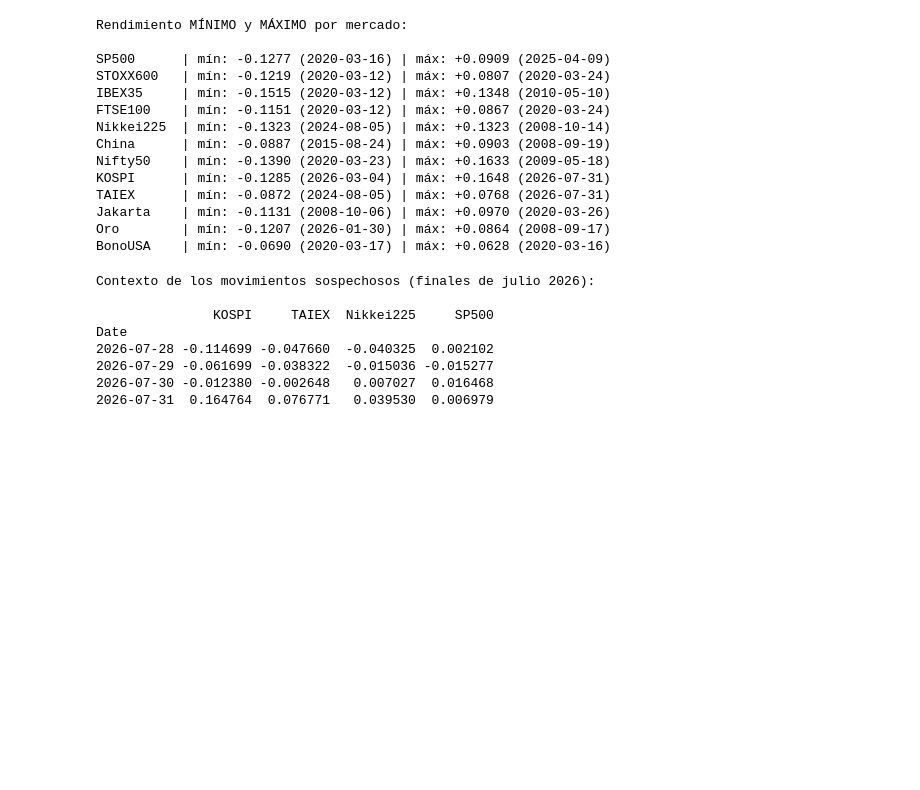
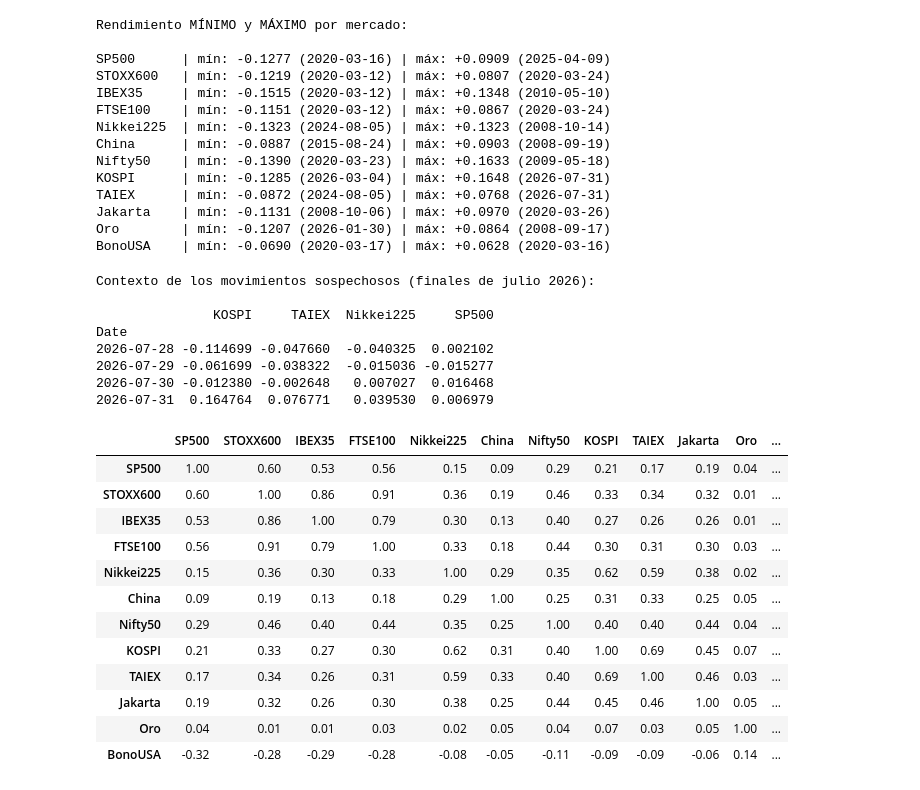
Before and after one commit to cristiangaymartin/tfm-estados-mercado, a Jupyter notebook: notebooks/01_ingesta.ipynb, the cells around one changed output. Cells and saved outputs as stored; diff of their text form; code cells hidden in the pictures; blank space fills up the shorter version.

```diff
--- a/notebooks/01_ingesta.ipynb
+++ b/notebooks/01_ingesta.ipynb
@@ -443,3 +444,23 @@ Date
 2026-07-29 -0.061699 -0.038322  -0.015036 -0.015277
 2026-07-30 -0.012380 -0.002648   0.007027  0.016468
 2026-07-31  0.164764  0.076771   0.039530  0.006979
+# %%
+# Matriz de correlaciones entre los rendimientos de los doce mercados
+corr = retornos_intersec.corr()
+
+# La mostramos redondeada a 2 decimales para que se lea bien
+corr.round(2)
+# %% [output]
+|  | SP500 | STOXX600 | IBEX35 | FTSE100 | Nikkei225 | China | Nifty50 | KOSPI | TAIEX | Jakarta | Oro | ... |
+| SP500 | 1.00 | 0.60 | 0.53 | 0.56 | 0.15 | 0.09 | 0.29 | 0.21 | 0.17 | 0.19 | 0.04 | ... |
+| STOXX600 | 0.60 | 1.00 | 0.86 | 0.91 | 0.36 | 0.19 | 0.46 | 0.33 | 0.34 | 0.32 | 0.01 | ... |
+| IBEX35 | 0.53 | 0.86 | 1.00 | 0.79 | 0.30 | 0.13 | 0.40 | 0.27 | 0.26 | 0.26 | 0.01 | ... |
+| FTSE100 | 0.56 | 0.91 | 0.79 | 1.00 | 0.33 | 0.18 | 0.44 | 0.30 | 0.31 | 0.30 | 0.03 | ... |
+| Nikkei225 | 0.15 | 0.36 | 0.30 | 0.33 | 1.00 | 0.29 | 0.35 | 0.62 | 0.59 | 0.38 | 0.02 | ... |
+| China | 0.09 | 0.19 | 0.13 | 0.18 | 0.29 | 1.00 | 0.25 | 0.31 | 0.33 | 0.25 | 0.05 | ... |
+| Nifty50 | 0.29 | 0.46 | 0.40 | 0.44 | 0.35 | 0.25 | 1.00 | 0.40 | 0.40 | 0.44 | 0.04 | ... |
+| KOSPI | 0.21 | 0.33 | 0.27 | 0.30 | 0.62 | 0.31 | 0.40 | 1.00 | 0.69 | 0.45 | 0.07 | ... |
+| TAIEX | 0.17 | 0.34 | 0.26 | 0.31 | 0.59 | 0.33 | 0.40 | 0.69 | 1.00 | 0.46 | 0.03 | ... |
+| Jakarta | 0.19 | 0.32 | 0.26 | 0.30 | 0.38 | 0.25 | 0.44 | 0.45 | 0.46 | 1.00 | 0.05 | ... |
+| Oro | 0.04 | 0.01 | 0.01 | 0.03 | 0.02 | 0.05 | 0.04 | 0.07 | 0.03 | 0.05 | 1.00 | ... |
+| BonoUSA | -0.32 | -0.28 | -0.29 | -0.28 | -0.08 | -0.05 | -0.11 | -0.09 | -0.09 | -0.06 | 0.14 | ... |
```
Also changed, not shown: parts of 2 cells of this notebook.
